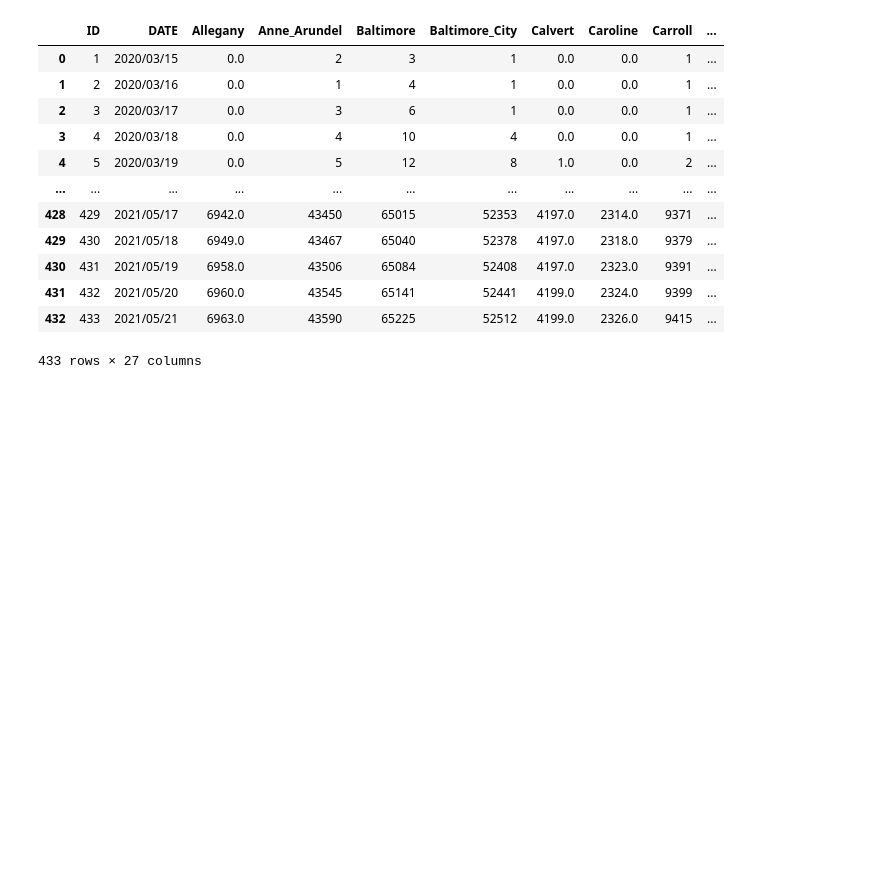
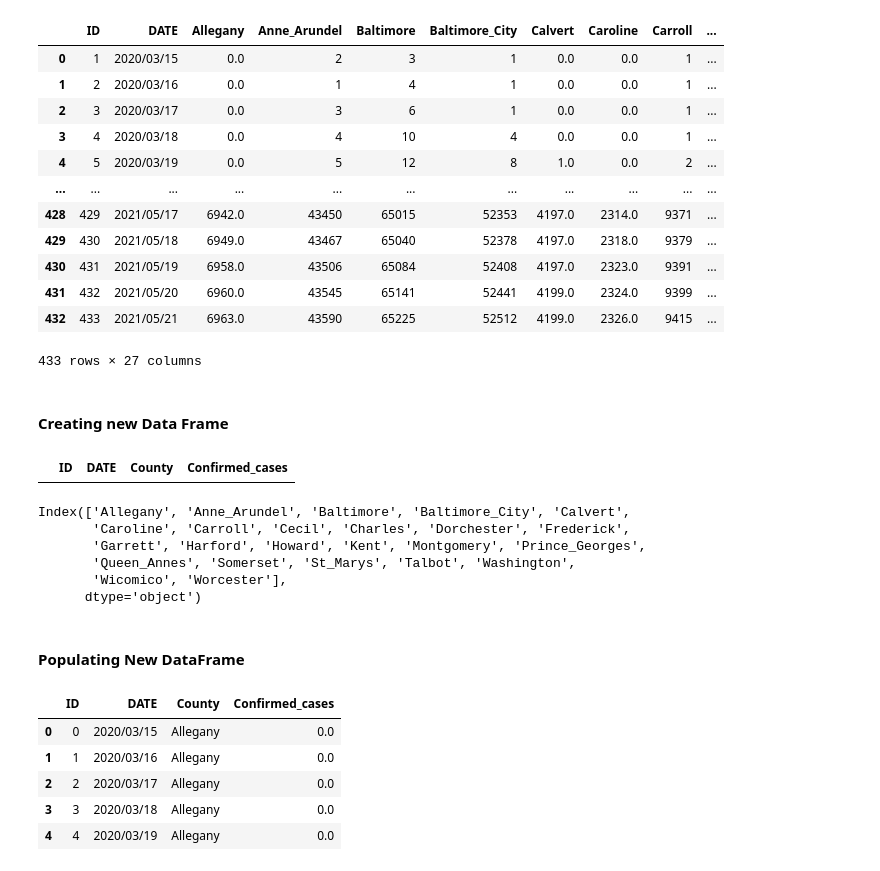
Before and after one commit to crogar/Vaccination-Distribution-Effects-on-Infection-Rates-in-Maryland, a Jupyter notebook: Resources/infections_cleanup.ipynb, the cells around one changed output. Cells and saved outputs as stored; diff of their text form; code cells hidden in the pictures; blank space fills up the shorter version.

```diff
--- a/Resources/infections_cleanup.ipynb
+++ b/Resources/infections_cleanup.ipynb
@@ -96,3 +96,22 @@ df
 | 431 | 432 | 2021/05/20 | 6960.0 | 43545 | 65141 | 52441 | 4199.0 | 2324.0 | 9399 | ... |
 | 432 | 433 | 2021/05/21 | 6963.0 | 43590 | 65225 | 52512 | 4199.0 | 2326.0 | 9415 | ... |
 433 rows × 27 columns
+# %% [markdown]
+#### Creating new Data Frame
+# %%
+new_df = pd.DataFrame(columns=['ID','DATE','County','Confirmed_cases'])
+new_df
+# %% [output]
+|  | ID | DATE | County | Confirmed_cases |
+# %%
+counties = df.columns[2:26]
+counties
+# %% [output]
+Index(['Allegany', 'Anne_Arundel', 'Baltimore', 'Baltimore_City', 'Calvert',
+       'Caroline', 'Carroll', 'Cecil', 'Charles', 'Dorchester', 'Frederick',
+       'Garrett', 'Harford', 'Howard', 'Kent', 'Montgomery', 'Prince_Georges',
+       'Queen_Annes', 'Somerset', 'St_Marys', 'Talbot', 'Washington',
+       'Wicomico', 'Worcester'],
+      dtype='object')
+# %% [markdown]
+#### Populating New DataFrame
@@ -98,0 +127,10 @@ df
+# %%
+new_df = pd.DataFrame(data)
+new_df.head()
+# %% [output]
+|  | ID | DATE | County | Confirmed_cases |
+| 0 | 0 | 2020/03/15 | Allegany | 0.0 |
+| 1 | 1 | 2020/03/16 | Allegany | 0.0 |
+| 2 | 2 | 2020/03/17 | Allegany | 0.0 |
+| 3 | 3 | 2020/03/18 | Allegany | 0.0 |
+| 4 | 4 | 2020/03/19 | Allegany | 0.0 |
```
Also changed, not shown: parts of 3 cells of this notebook.
